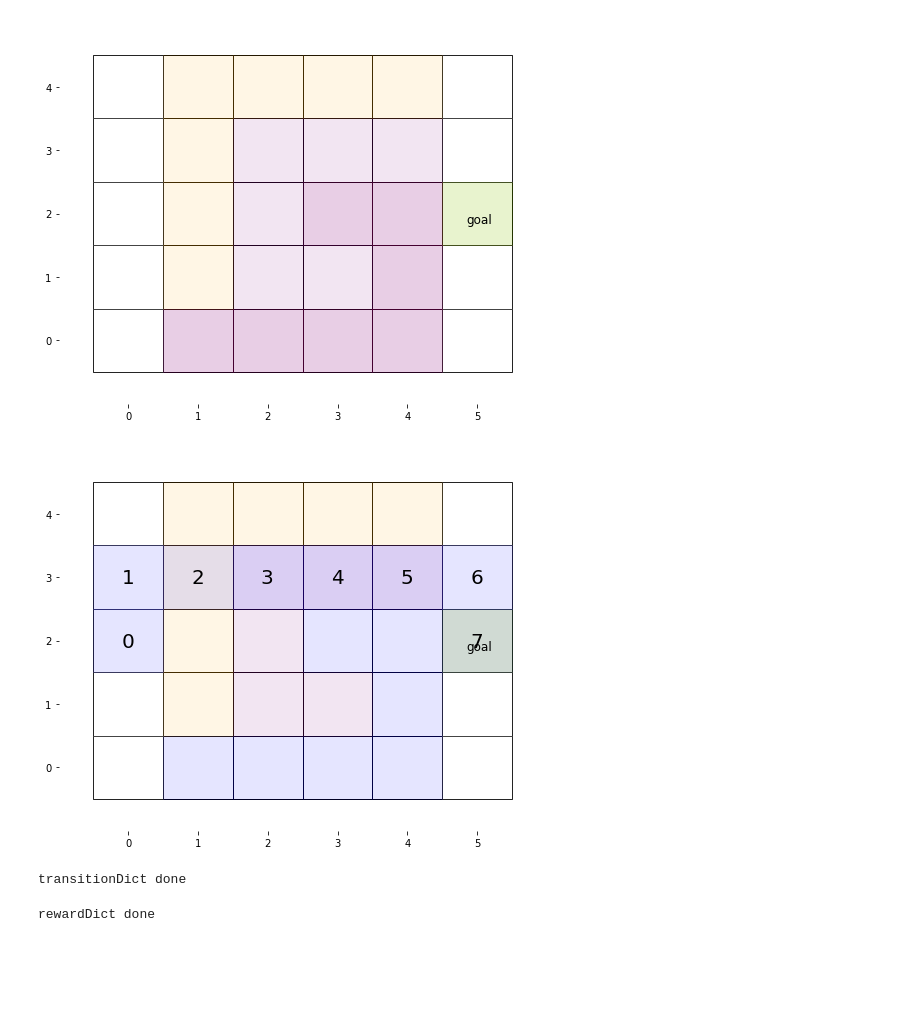
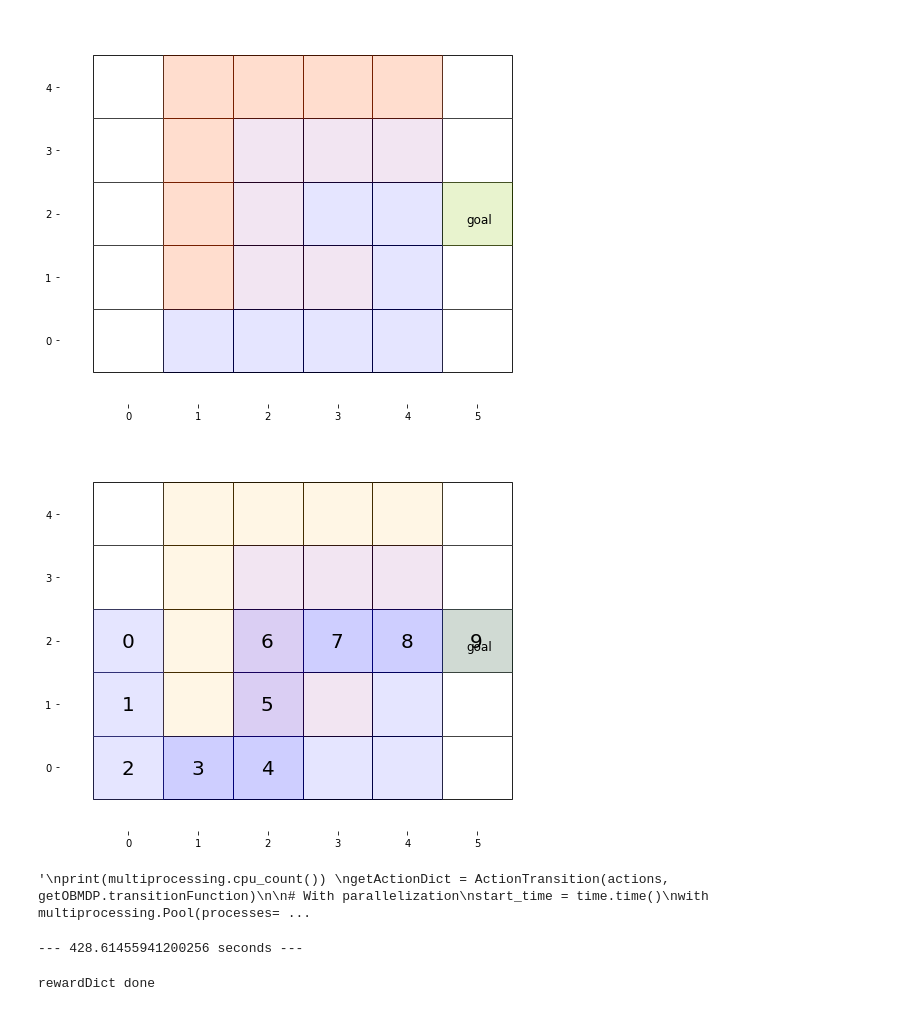
Before and after one commit to mridul7ahuja/communicative-demonstrations, a Jupyter notebook: Exec/ImplementOBMDP.ipynb, the cells around one changed output. Saved outputs shown, nothing was run; the diff lists cells and outputs as text; code cells hidden in the pictures; blank space fills up the shorter version.

```diff
--- a/Exec/ImplementOBMDP.ipynb
+++ b/Exec/ImplementOBMDP.ipynb
@@ -36,10 +47,10 @@ goals = [(5,2)]
 goalState = (5,2)
 actions = {(-1,0),(0,1),(0,-1),(1,0)}
 goalNameDictionary = {(5,2):'goal'}
-colourReward = {'white': 0, 'orange': 0, 'purple': 0, 'blue':-2, 'yellow':10}
+colourReward = {'white': 0, 'orange': -2, 'purple': 0, 'blue':0, 'yellow':10}
 stateSpace = {(0,0): 'white',(0,1): 'white',(0,2): 'white',(0,3): 'white',(0,4): 'white', (1,0): 'blue',(1,1): 'orange', (1,2):'orange',(1,3):'orange',(1,4):'orange', (2,0): 'blue',(2,1):'purple', (2,2):'purple', (2,3):'purple', (2,4):'orange', (3,0): 'blue',(3,1):'purple',(3,2): 'blue',(3,3):'purple',(3,4):'orange', (4,0): 'blue', (4,1): 'blue', (4,2): 'blue',(4,3):'purple', (4,4):'orange', (5,0):'white',(5,1):'white', (5,2):'yellow', (5,3):'white', (5,4):'white'}
 getMDP = MDP(dimensions, stateSpace, colourReward)
-objectRewardFn, objectTransitionFn = getMDP()
+objectRewardFn = getMDP()
 
 #set up for value-iteration and inference
 convergenceTolerance = 10e-6
@@ -80,29 +91,30 @@ uniformPriorBelief = setUp.HashableBelief({(setUp.HashableWorld({'orange':0, 'wh
                                                })
 hashableDiscreteBeliefSpace.append(uniformPriorBelief)
 beliefUtilityFn = OBMDP.getBeliefUtility()
-literalObserver = OBMDP.LiteralObserver(actionInterpretation)
-getNextBelief = literalObserver(discreteBeliefSpace, True)
+literalObserver = OBMDP.LiteralObserver(actionInterpretation, discreteBeliefSpace)
+getNextBelief = literalObserver.getNextDiscreteBelief
 jointStateSpace = list(product(stateSpace.keys(), hashableDiscreteBeliefSpace))
-getOBMDP = OBMDP.OBMDP((setUp.HashableWorld(colourReward, True), goals[0]), True, beta)
-jointRewardFn, jointTransitionFn = getOBMDP(objectTransitionFn, objectRewardFn, getNextBelief, beliefUtilityFn)
+
+getOBMDP = OBMDP.OBMDP((setUp.HashableWorld(colourReward, True), goals[0]), True, beta, getMDP.transitionFunction, getNextBelief)
+jointRewardFn = getOBMDP(objectRewardFn, beliefUtilityFn)
 #print(len(hashableDiscreteBeliefSpace))
 #print(len(jointStateSpace))
 # %%
 #implementing object-level MDP
 valueTable = {key: 0 for key in stateSpace.keys()}
-performValueIteration = ValueIteration(actions, objectTransitionFn, objectRewardFn, valueTable, [goalState], convergenceTolerance, gamma, alpha, eps, True)
+performValueIteration = ValueIteration(actions, getMDP.transitionFunction, objectRewardFn, valueTable, [goalState], convergenceTolerance, gamma, alpha, eps, True)
 optimalValues, policyTable = performValueIteration()
 trapStates = [s for s in stateSpace if(colourReward[stateSpace[s]]<0)]
 n,m = dimensions
 visualizations.visualizeEnvironmentByState(stateSpace,[goalState], trapStates, [], goalNameDictionary, 1.75)
 
 s = (0,2)
 traj = [s]
 while(s!=goalState):
     action = max(policyTable[s], key=policyTable[s].get)
-    s = max(objectTransitionFn(s,action), key = objectTransitionFn(s,action).get)
+    s = max(getMDP.transitionFunction(s,action), key = getMDP.transitionFunction(s,action).get)
     traj.append(s)
 visualizations.visualizeEnvironmentByState(stateSpace, [goalState], [], traj, goalNameDictionary, 1.75)
 # %% [output]
-[figure, old version]
+[figure, new version]
-[figure, old version]
+[figure, new version]
@@ -109,9 +133,28 @@ visualizations.visualizeEnvironmentByState(stateSpace, [goalState], [], traj, go
+# %%
+"""
+print(multiprocessing.cpu_count())
+getActionDict = ActionTransition(actions, getOBMDP.transitionFunction)
+
+# With parallelization
+start_time = time.time()
+with multiprocessing.Pool(processes=multiprocessing.cpu_count()-2) as executor:
+    transitionTable = {state: actionDict for state, actionDict in zip(jointStateSpace, executor.map(getActionDict, jointStateSpace)) if state[0] != goalState }
+print("--- %s seconds ---" % (time.time() - start_time))
+
+#without parallelization
+start_time = time.time()
+transitionTable_NonParallel = {state: getActionDict(state) for state in jointStateSpace if state[0] != goalState }
+print("--- %s seconds ---" % (time.time() - start_time))
+"""
+# %% [output]
+'\nprint(multiprocessing.cpu_count()) \ngetActionDict = ActionTransition(actions, getOBMDP.transitionFunction)\n\n# With parallelization\nstart_time = time.time()\nwith multiprocessing.Pool(processes= ...
 # %%
 #implementing OBMDP
-jointTransitionDict = {jointState:{action:jointTransitionFn(jointState, action) for action in actions} for jointState in jointStateSpace if jointState[0]!=goalState}
-print("transitionDict done")
+start_time = time.time()
+jointTransitionDict = {jointState:{action:getOBMDP.transitionFunction(jointState, action) for action in actions} for jointState in jointStateSpace if jointState[0]!=goalState}
+print("--- %s seconds ---" % (time.time() - start_time))
 # %% [output]
-transitionDict done
+--- 428.61455941200256 seconds ---
 # %%
 jointRewardDict = copy.deepcopy(jointTransitionDict)
 for jointState, actionAndNextStateDict in jointRewardDict.items():
```
Also changed, not shown: parts of 9 cells of this notebook.
